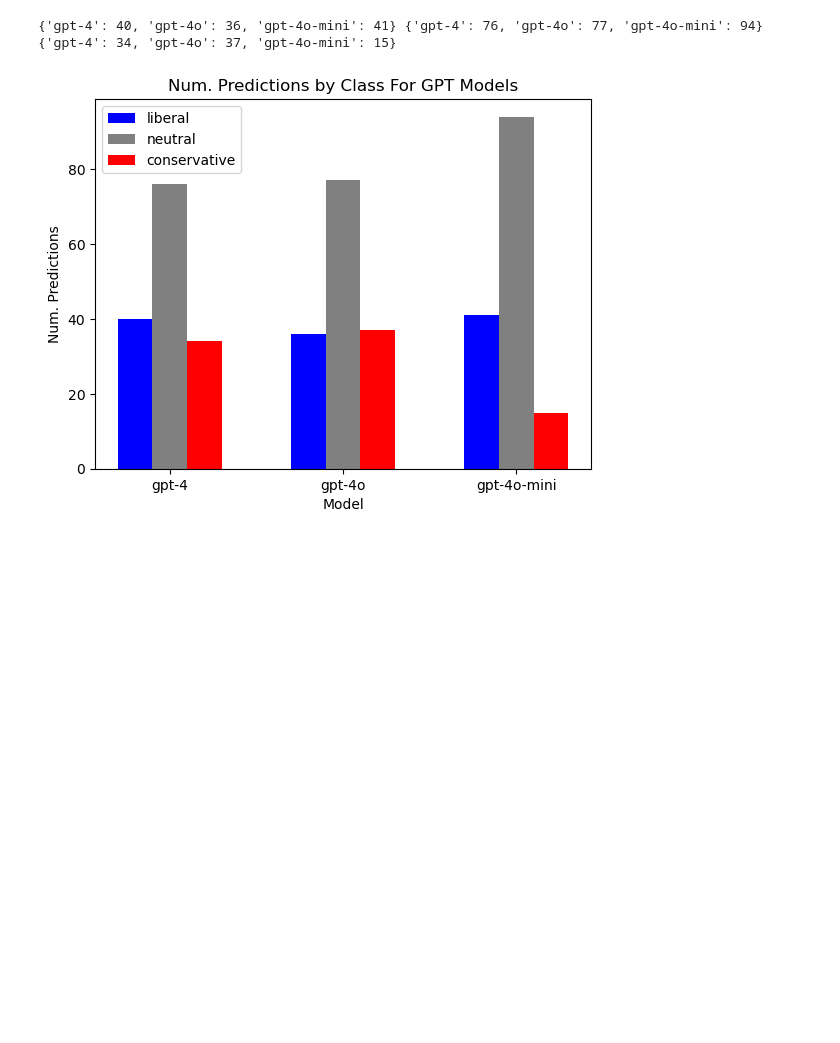
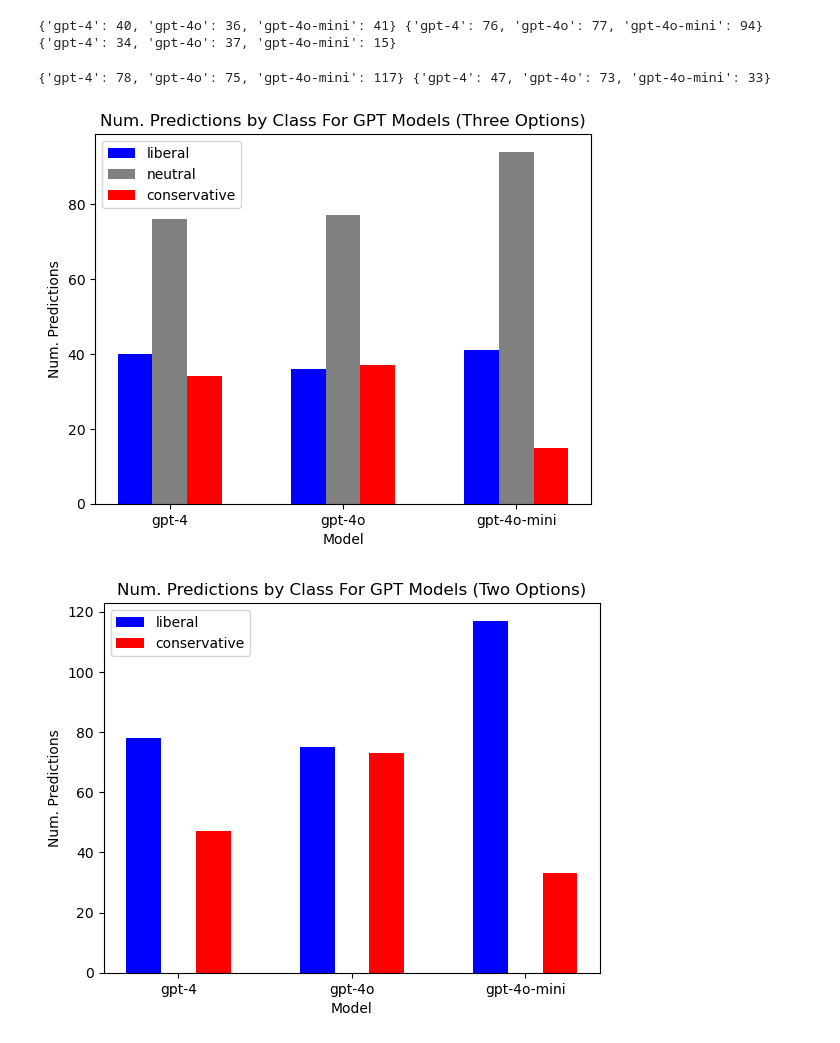
Before and after one commit to luhaza/pid-of-nlp-models, a Jupyter notebook: model_eval.ipynb, the cells around one changed output. Drawn from its saved outputs; the diff is of its cells as text; code cells hidden in the pictures; blank space fills up the shorter version.

Commit message:
gpt results

```diff
--- a/model_eval.ipynb
+++ b/model_eval.ipynb
@@ -132,6 +132,14 @@ sentence          Still , as backlash reactions like the attack ...
 label                                                       Liberal
 classification                                              Liberal
 Name: 0, dtype: object
+# %%
+gpt4_data_libcon = pd.read_csv("results/gpt-4-lib-con.csv")
+gpt4o_data_libcon = pd.read_csv("results/gpt-4o-lib-con.csv")
+gpt4omini_data_libcon = pd.read_csv("results/gpt-4o-mini-lib-con.csv")
+
+gpt4_data_libcon.classification = gpt4_data_libcon.classification.apply(extract_prediction)
+gpt4o_data_libcon.classification = gpt4o_data_libcon.classification.apply(extract_prediction)
+gpt4omini_data_libcon.classification = gpt4omini_data_libcon.classification.apply(extract_prediction)
 # %%
 liberal_preds = {"gpt-4": gpt4_data.classification.value_counts()["Liberal"],
                  "gpt-4o": gpt4o_data.classification.value_counts()["Liberal"],
@@ -148,29 +156,48 @@ conservative_preds = {"gpt-4": gpt4_data.classification.value_counts()["Conserva
 print(liberal_preds, neutral_preds, conservative_preds)
 # %% [output]
 {'gpt-4': 40, 'gpt-4o': 36, 'gpt-4o-mini': 41} {'gpt-4': 76, 'gpt-4o': 77, 'gpt-4o-mini': 94} {'gpt-4': 34, 'gpt-4o': 37, 'gpt-4o-mini': 15}
+# %%
+liberal_preds_lc = {"gpt-4": gpt4_data_libcon.classification.value_counts()["Liberal"],
+                 "gpt-4o": gpt4o_data_libcon.classification.value_counts()["Liberal"],
+                 "gpt-4o-mini": gpt4omini_data_libcon.classification.value_counts()["Liberal"]}
+
+conservative_preds_lc = {"gpt-4": gpt4_data_libcon.classification.value_counts()["Conservative"],
+                 "gpt-4o": gpt4o_data_libcon.classification.value_counts()["Conservative"],
+                 "gpt-4o-mini": gpt4omini_data_libcon.classification.value_counts()["Conservative"]}
+
+print(liberal_preds_lc, conservative_preds_lc)
+# %% [output]
+{'gpt-4': 78, 'gpt-4o': 75, 'gpt-4o-mini': 117} {'gpt-4': 47, 'gpt-4o': 73, 'gpt-4o-mini': 33}
 # %%
 import matplotlib.pyplot as plt
 import numpy as np
 # %%
-keys = list(liberal_preds.keys())
-val1 = list(liberal_preds.values())
-val2 = list(neutral_preds.values())
-val3 = list(conservative_preds.values())
+def plot_gpt_models(liberal, conservative, title, neutral=None):
 
-x = np.arange(len(keys))
+    keys = list(liberal.keys())
+    val1 = list(liberal.values())
+    if neutral is not None: val2 = list(neutral.values())
+    val3 = list(conservative.values())
 
-width = 0.2
+    # offset = 1 if neutral is None else 0
+    x = np.arange(len(keys))
 
-plt.bar(x - width, val1, width, label="liberal", color="blue")
-plt.bar(x, val2, width, label="neutral", color="gray")
-plt.bar(x + width, val3, width, label="conservative", color="red")
+    width = 0.2
 
-plt.xlabel("Model")
-plt.ylabel("Num. Predictions")
-plt.title("Num. Predictions by Class For GPT Models")
-plt.xticks(x, keys)
-plt.legend()
+    plt.bar(x - width, val1, width, label="liberal", color="blue")
+    if neutral is not None: plt.bar(x, val2, width, label="neutral", color="gray")
+    plt.bar(x + width, val3, width, label="conservative", color="red")
 
-plt.show()
+    plt.xlabel("Model")
+    plt.ylabel("Num. Predictions")
+    plt.title(title)
+    plt.xticks(x, keys)
+    plt.legend()
+
+    plt.show()
-# %% [output]
-[figure, removed]
+# %%
+plot_gpt_models(liberal=liberal_preds, conservative=conservative_preds, neutral=neutral_preds, title="Num. Predictions by Class For GPT Models (Three Options)")
+plot_gpt_models(liberal=liberal_preds_lc, conservative=conservative_preds_lc, title="Num. Predictions by Class For GPT Models (Two Options)")
+# %% [output]
+[figure, added]
+[figure, added]
```
Also changed, not shown: parts of 1 cell of this notebook, 10 other files.
